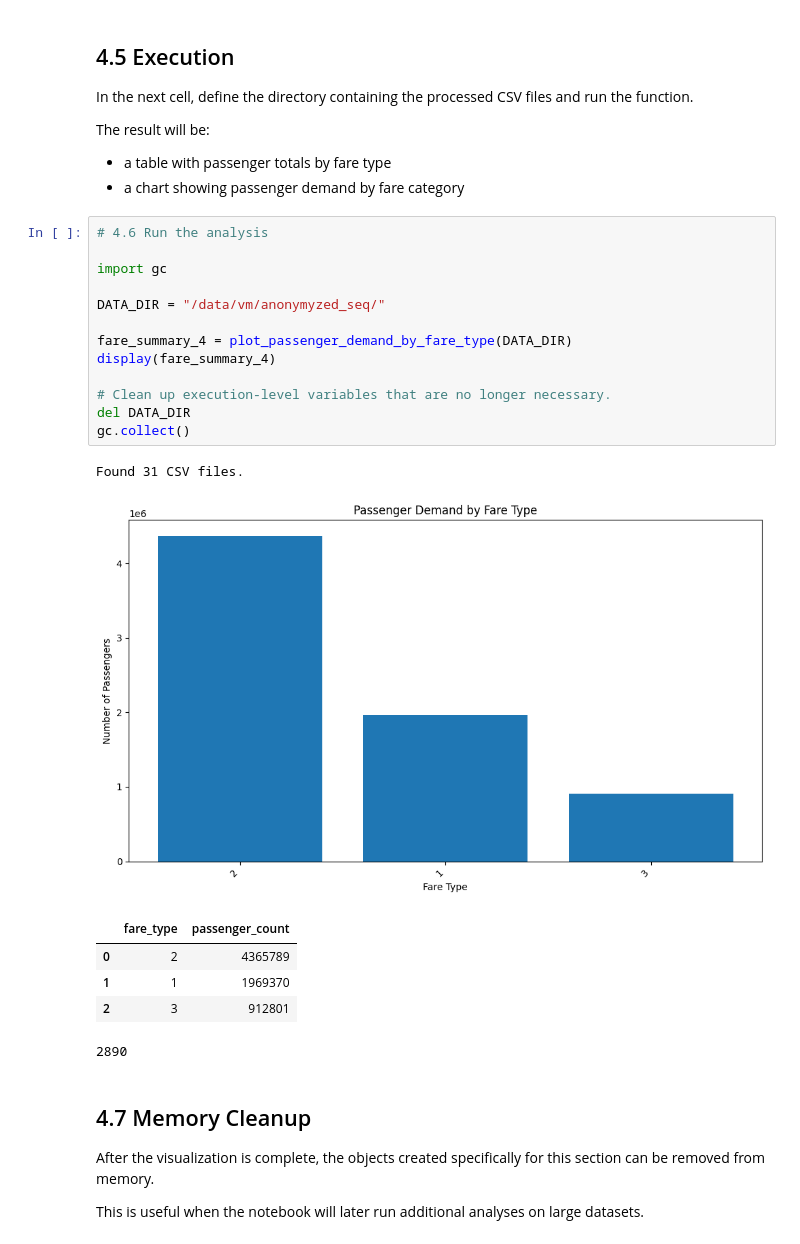
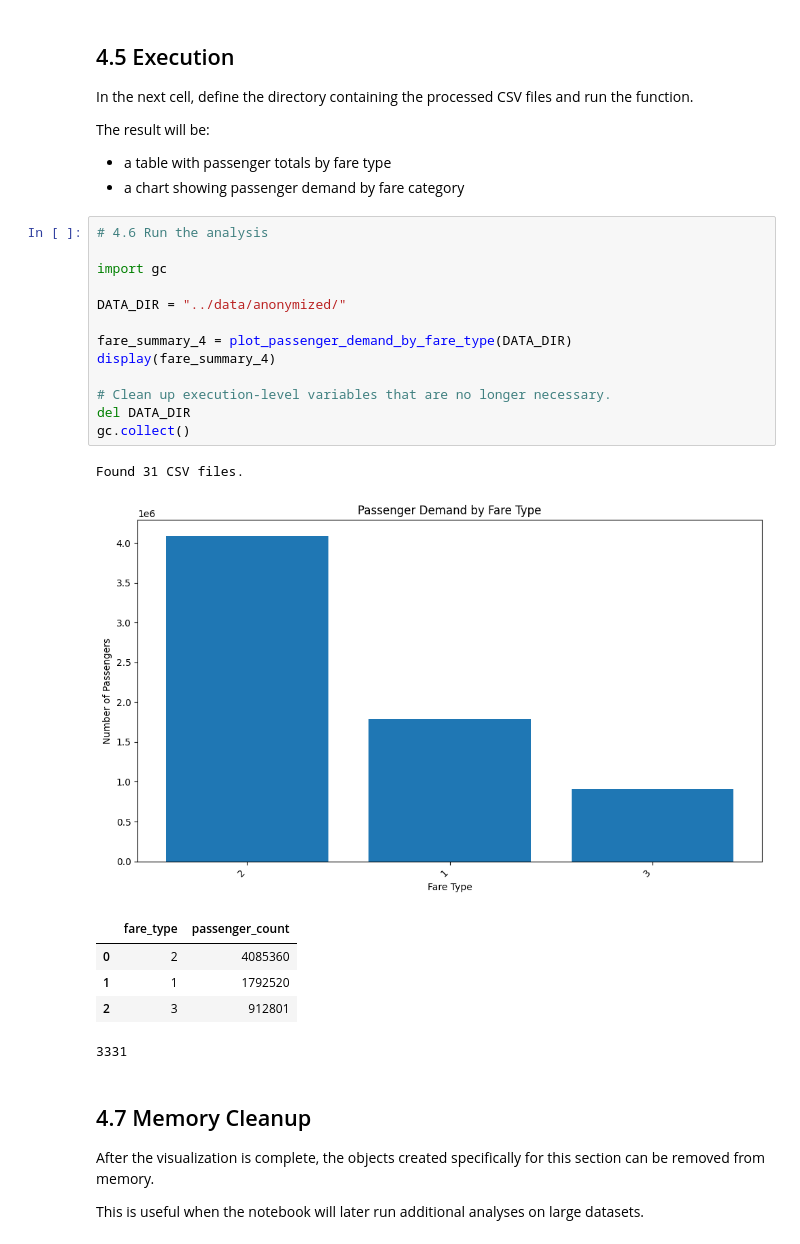
Before and after one commit to lprm-ufes/Netmob2026, a Jupyter notebook: Notebooks/Ticket_Transactions.ipynb, the cells around one changed output. Cells and saved outputs as stored; diff of their text form.

```diff
--- a/Notebooks/Ticket_Transactions.ipynb
+++ b/Notebooks/Ticket_Transactions.ipynb
@@ -775,24 +775,24 @@ The result will be:
 # %%
 # 4.6 Run the analysis
 
 import gc
 
-DATA_DIR = "/data/vm/anonymyzed_seq/"
+DATA_DIR = "../data/anonymized/"
 
 fare_summary_4 = plot_passenger_demand_by_fare_type(DATA_DIR)
 display(fare_summary_4)
 
 # Clean up execution-level variables that are no longer necessary.
 del DATA_DIR
 gc.collect()
 # %% [output]
 Found 31 CSV files.
-[figure, old version]
+[figure, new version]
 |  | fare_type | passenger_count |
-| 0 | 2 | 4365789 |
-| 1 | 1 | 1969370 |
+| 0 | 2 | 4085360 |
+| 1 | 1 | 1792520 |
 | 2 | 3 | 912801 |
-2890
+3331
 # %% [markdown]
 ## 4.7 Memory Cleanup
 
```
Also changed, not shown: parts of 14 cells of this notebook, 1 other file.
